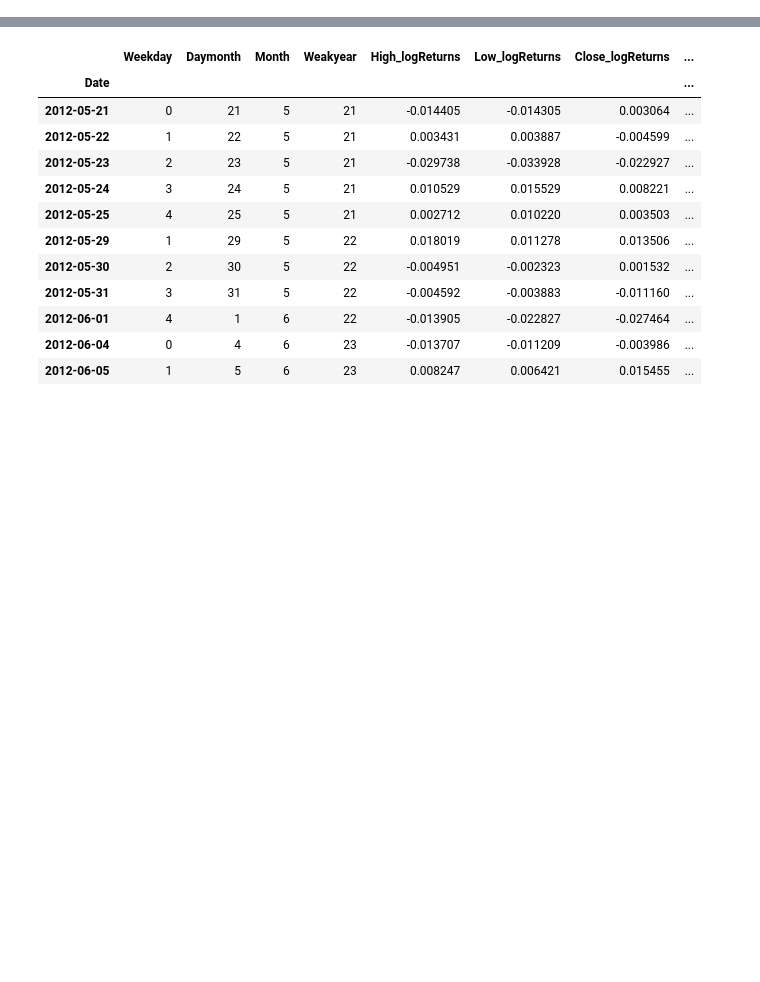
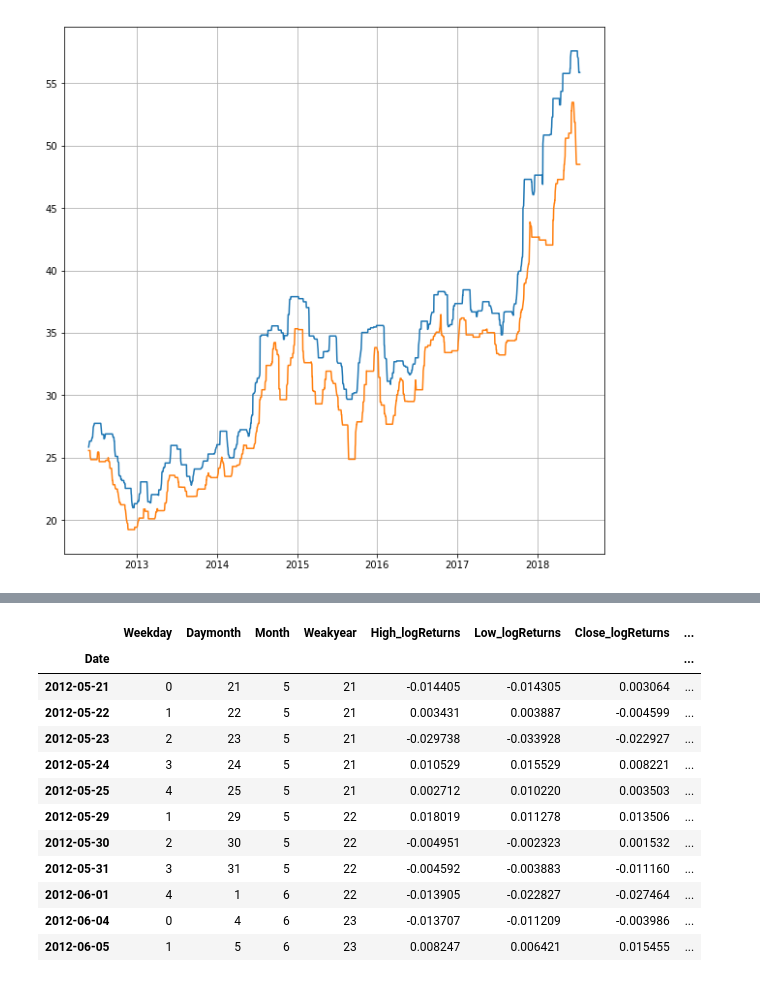
Before and after one commit to profiler84/algotrading, a Jupyter notebook: getData.ipynb, the cells around one changed output, grey strips where cells are left out. Cells and saved outputs as stored; diff of their text form; code cells hidden in the pictures; blank space fills up the shorter version.

```diff
--- a/getData.ipynb
+++ b/getData.ipynb
@@ -153,6 +139,17 @@ def kst(close, r1=10, r2=15, r3=20, r4=30, n1=10, n2=10, n3=10, n4=15, nsig=9, f
 
 momentum  =  result[['Close']].diff(periods=5)
 momentum  =  momentum[~np.isnan(momentum)]
+result['TradingRange'] = result["High"]-result["Low"]
 result['OBV'] = on_balance_volume(result["Close"], result["Volume"])
 result['TSI'] = tsi(result["Close"])
 result['ATR'] = average_true_range(result["High"],result["Low"],result["Close"])
+result['HighestHigh'] = result['High'].rolling(window=21,center=False,min_periods=1).max()
+result['LowestLow'] = result['Low'].rolling(window=21,center=False,min_periods=1).min()
+# %%
+from matplotlib.pyplot import figure
+figure(num=None, figsize=(10, 10))
+plt.plot(result['HighestHigh'])
+plt.plot(result['LowestLow'])
+plt.grid(True)
+# %% [output]
+[figure, added]
```
Also changed, not shown: parts of 9 cells of this notebook.
